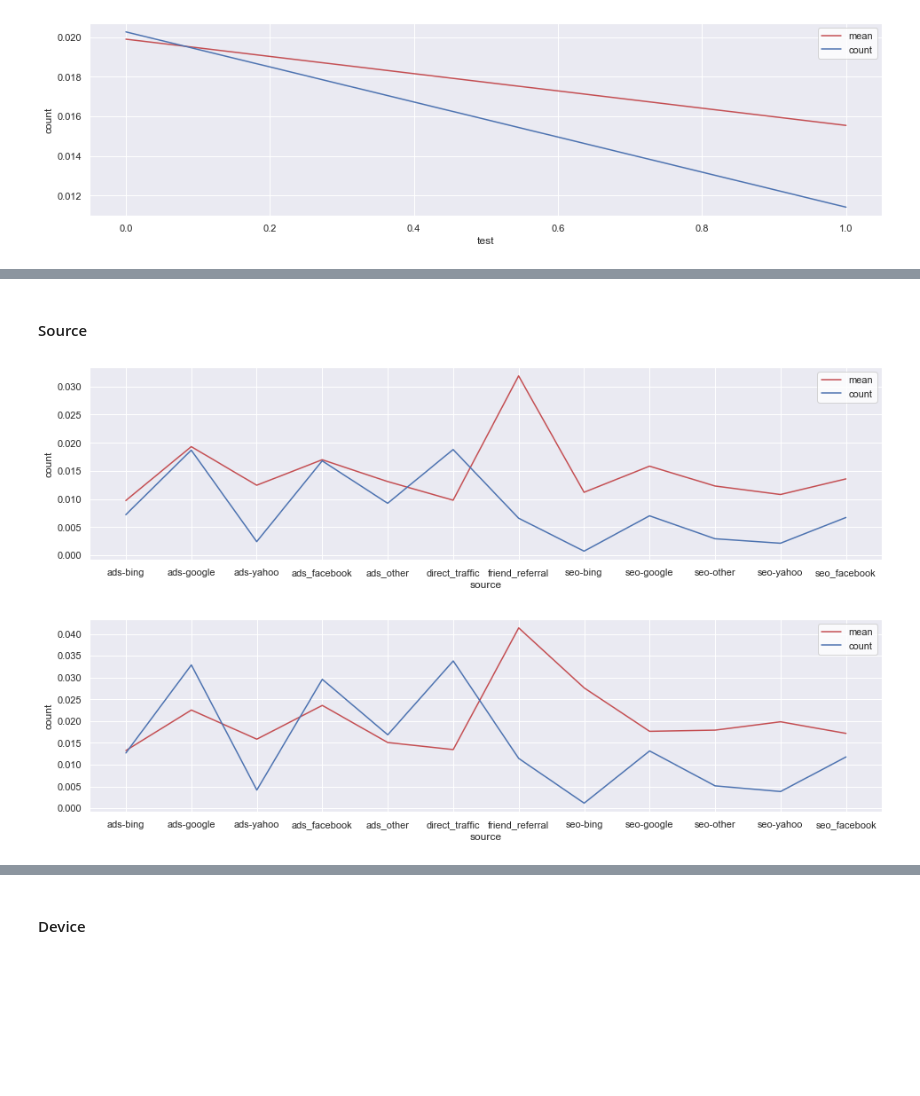
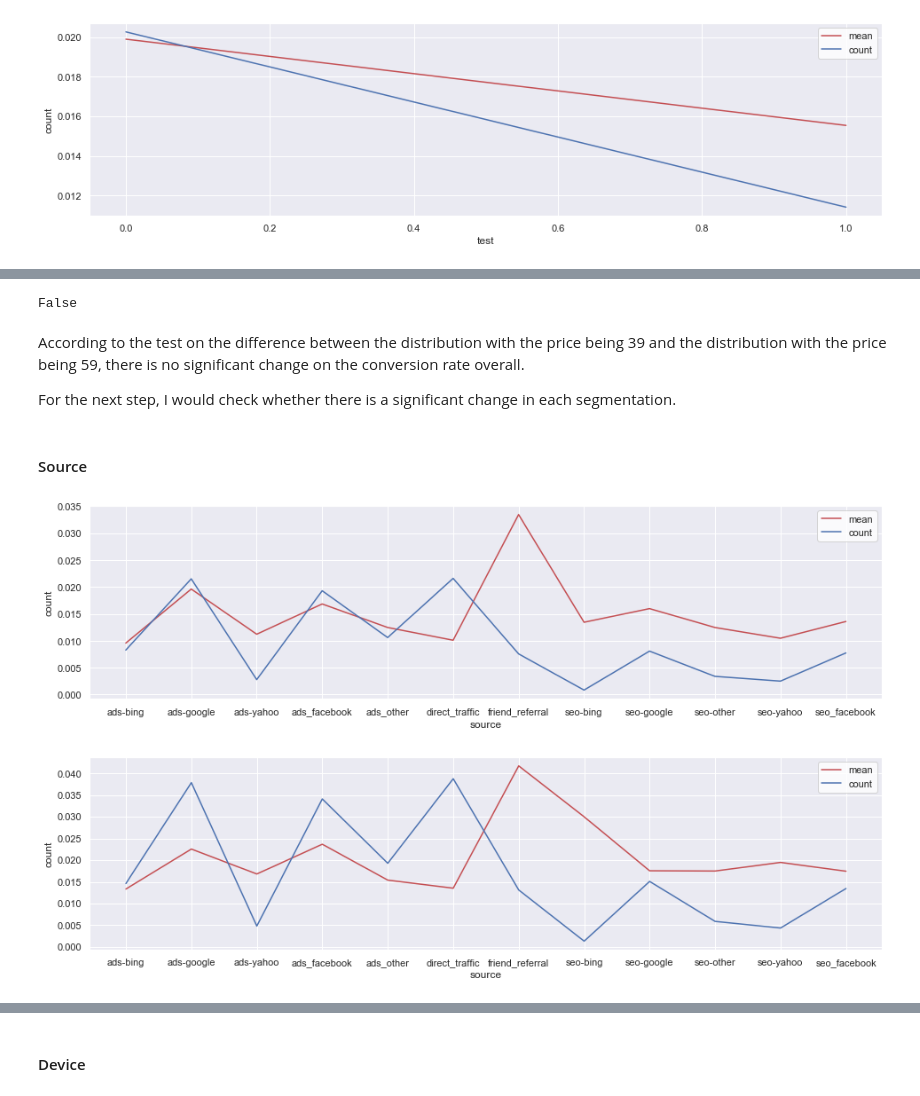
Before and after one commit to crazywiden/Leetcode_daily_submit, a Jupyter notebook: 20e/Pricing Challenge.ipynb, the cells around one changed output, grey strips where cells are left out. Cells and saved outputs as stored; diff of their text form; code cells hidden in the pictures; blank space fills up the shorter version.

```diff
--- a/20e/Pricing Challenge.ipynb
+++ b/20e/Pricing Challenge.ipynb
@@ -80,6 +80,8 @@ test['timestamp_1'] = pd.to_datetime(test['timestamp_1'])
 df = pd.merge(user,test, how='outer')
 # %%
 df['timestamp_2']=df['timestamp_1'].map(lambda x: x.timestamp()/10**5)
+df_1 = df[df['test']==1]
+df_0 = df[df['test']==0]
 df_1_nloc = df[(df['test']==1)&(~df['lat'].isna())]
 df_0_nloc = df[(df['test']==0)&(~df['lat'].isna())]
 # %%
@@ -167,15 +161,23 @@ std_pool
+# %%
+check_diff(test_mc,'count','mean')
+# %% [output]
+False
+# %% [markdown]
+According to the test on the difference between the distribution with the price being 39 and the distribution with the price being 59, there is no significant change on the conversion rate overall.
+
+For the next step, I would check whether there is a significant change in each segmentation.
 # %% [markdown]
 #### Source
 # %%
-source_mc = mean_count(df_1_nloc,group_var='source',target_var='converted')
+source_mc = mean_count(df_1,group_var='source',target_var='converted')
 source_mc['count'] = source_mc['count'] /10**6
 mc_plot(source_mc,groupvar = 'source')
 # %% [output]
-[figure, old version]
+[figure, new version]
 # %%
-source_mc = mean_count(df_0_nloc,group_var='source',target_var='converted')
+source_mc = mean_count(df_0,group_var='source',target_var='converted')
 source_mc['count'] = source_mc['count'] /10**6
 mc_plot(source_mc,groupvar = 'source')
 # %% [output]
-[figure, old version]
+[figure, new version]
 # %%
```
Also changed, not shown: parts of 15 cells of this notebook.
